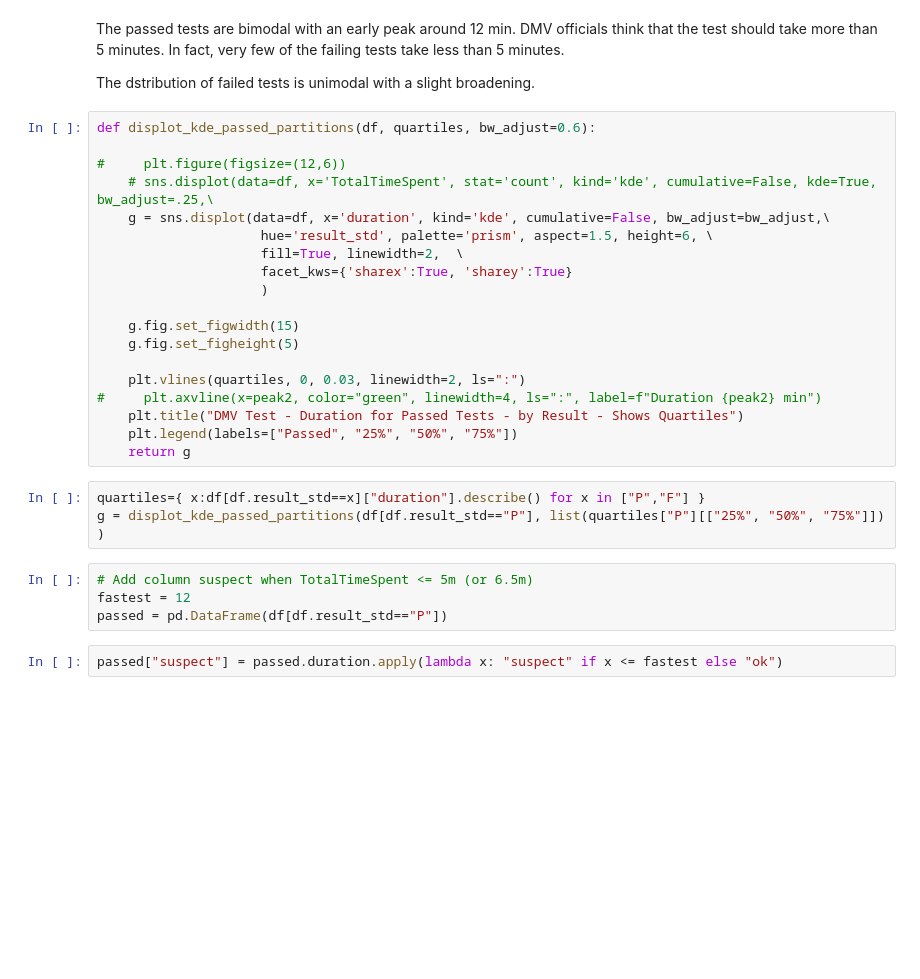
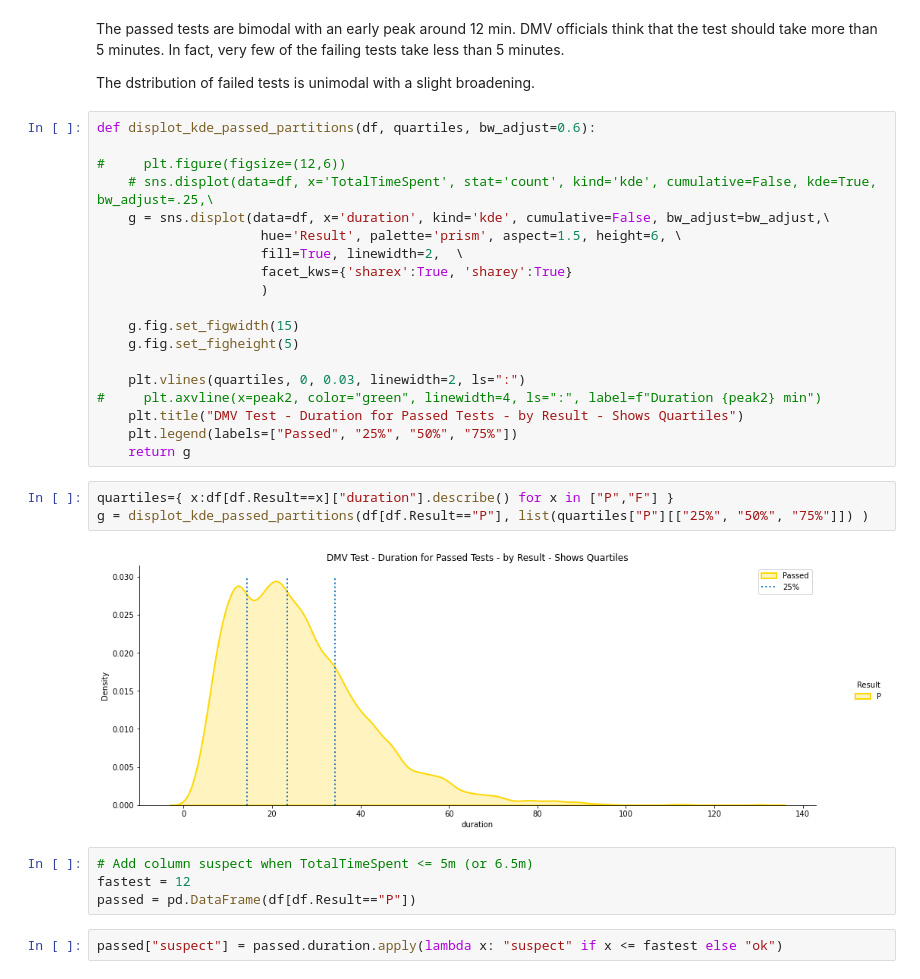
Before and after one commit to thebarryk/dmv_test, a Jupyter notebook: dmv_tests.ipynb, the cells around one changed output. Saved outputs shown, nothing was run; the diff lists cells and outputs as text; blank space fills up the shorter version.

```diff
--- a/dmv_tests.ipynb
+++ b/dmv_tests.ipynb
@@ -182,7 +180,7 @@ def displot_kde_passed_partitions(df, quartiles, bw_adjust=0.6):
 #     plt.figure(figsize=(12,6))
     # sns.displot(data=df, x='TotalTimeSpent', stat='count', kind='kde', cumulative=False, kde=True, bw_adjust=.25,\
     g = sns.displot(data=df, x='duration', kind='kde', cumulative=False, bw_adjust=bw_adjust,\
-                     hue='result_std', palette='prism', aspect=1.5, height=6, \
+                     hue='Result', palette='prism', aspect=1.5, height=6, \
                      fill=True, linewidth=2,  \
                      facet_kws={'sharex':True, 'sharey':True}
                      )
@@ -196,12 +194,14 @@ def displot_kde_passed_partitions(df, quartiles, bw_adjust=0.6):
     plt.legend(labels=["Passed", "25%", "50%", "75%"])
     return g
 # %%
-quartiles={ x:df[df.result_std==x]["duration"].describe() for x in ["P","F"] }
-g = displot_kde_passed_partitions(df[df.result_std=="P"], list(quartiles["P"][["25%", "50%", "75%"]]) )
+quartiles={ x:df[df.Result==x]["duration"].describe() for x in ["P","F"] }
+g = displot_kde_passed_partitions(df[df.Result=="P"], list(quartiles["P"][["25%", "50%", "75%"]]) )
+# %% [output]
+[figure, added]
 # %%
 # Add column suspect when TotalTimeSpent <= 5m (or 6.5m)
 fastest = 12
-passed = pd.DataFrame(df[df.result_std=="P"])
+passed = pd.DataFrame(df[df.Result=="P"])
 # %%
 passed["suspect"] = passed.duration.apply(lambda x: "suspect" if x <= fastest else "ok")
 # %%
```
Also changed, not shown: parts of 27 cells of this notebook.
